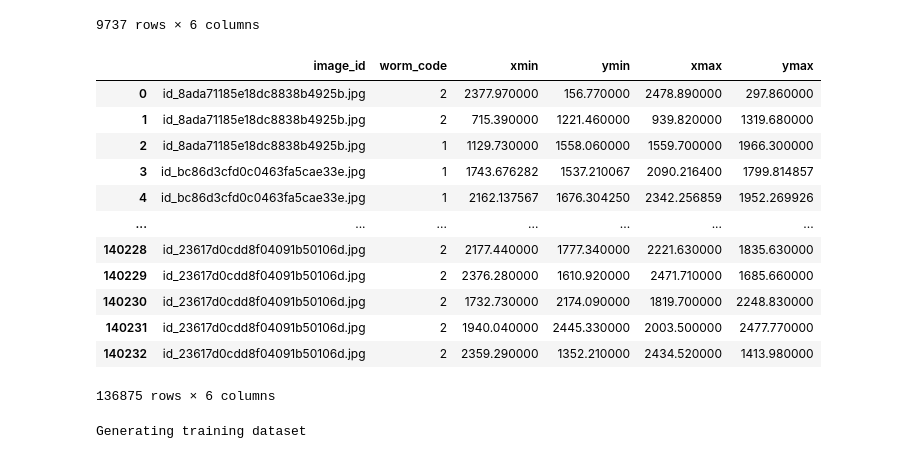
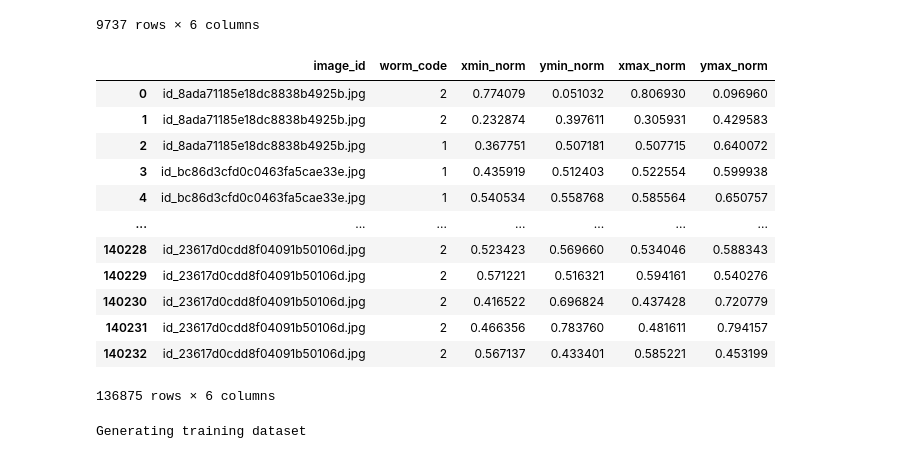
Before and after one commit to pastorsj/590FinalProject, a Jupyter notebook: models/rcnn-data-preparation.ipynb, the cells around one changed output. Drawn from its saved outputs; the diff is of its cells as text; code cells hidden in the pictures.

Commit message:
Initial pass through rcnn model

```diff
--- a/models/rcnn-data-preparation.ipynb
+++ b/models/rcnn-data-preparation.ipynb
@@ -77,12 +77,22 @@ cleaned_train_df
 | 140232 | id_23617d0cdd8f04091b50106d.jpg | pbw | 2359.290000 | 1352.210000 | 2434.520000 | 1413.980000 | 157 | 4160 | 3120 | ... |
 140233 rows × 10 columns
 # %%
+normalized_training_df = cleaned_train_df.copy(deep=True)
+
 # Remove bounding boxes where the min x value exceeds the image width
-cleaned_train_df = cleaned_train_df[cleaned_train_df['xmin'] < cleaned_train_df['image_width']]
+normalized_training_df = normalized_training_df[normalized_training_df['xmin'] < normalized_training_df['image_width']]
 
 # Remove bounding boxes where the min y value exceeds the image height
-cleaned_train_df = cleaned_train_df[cleaned_train_df['ymin'] < cleaned_train_df['image_height']]
+normalized_training_df = normalized_training_df[normalized_training_df['ymin'] < normalized_training_df['image_height']]
 
 # Save boxes where xmax and ymax exceed the image width and height
-cleaned_train_df['xmax'] = np.minimum(cleaned_train_df['xmax'], cleaned_train_df['image_width'])
-cleaned_train_df['ymax'] = np.minimum(cleaned_train_df['ymax'], cleaned_train_df['image_height'])
+normalized_training_df['xmax'] = np.minimum(normalized_training_df['xmax'], normalized_training_df['image_width'])
+normalized_training_df['ymax'] = np.minimum(normalized_training_df['ymax'], normalized_training_df['image_height'])
+
+# Normalize the x and y values
+normalized_training_df['xmin_norm'] = normalized_training_df['xmin'] / normalized_training_df['image_width']
+normalized_training_df['xmax_norm'] = normalized_training_df['xmax'] / normalized_training_df['image_width']
+normalized_training_df['ymin_norm'] = normalized_training_df['ymin'] / normalized_training_df['image_height']
+normalized_training_df['ymax_norm'] = normalized_training_df['ymax'] / normalized_training_df['image_height']
+
+normalized_training_df
@@ -140,21 +166,21 @@ unique_train_df
 9737 rows × 6 columns
 # %%
 # Convert to RCNN format
-rcnn_df = cleaned_train_df[['image_id', 'worm_code', 'xmin', 'ymin', 'xmax', 'ymax']]
+rcnn_df = normalized_training_df[['image_id', 'worm_code', 'xmin_norm', 'ymin_norm', 'xmax_norm', 'ymax_norm']]
 rcnn_df
 # %% [output]
-|  | image_id | worm_code | xmin | ymin | xmax | ymax |
-| 0 | id_8ada71185e18dc8838b4925b.jpg | 2 | 2377.970000 | 156.770000 | 2478.890000 | 297.860000 |
-| 1 | id_8ada71185e18dc8838b4925b.jpg | 2 | 715.390000 | 1221.460000 | 939.820000 | 1319.680000 |
-| 2 | id_8ada71185e18dc8838b4925b.jpg | 1 | 1129.730000 | 1558.060000 | 1559.700000 | 1966.300000 |
-| 3 | id_bc86d3cfd0c0463fa5cae33e.jpg | 1 | 1743.676282 | 1537.210067 | 2090.216400 | 1799.814857 |
-| 4 | id_bc86d3cfd0c0463fa5cae33e.jpg | 1 | 2162.137567 | 1676.304250 | 2342.256859 | 1952.269926 |
+|  | image_id | worm_code | xmin_norm | ymin_norm | xmax_norm | ymax_norm |
+| 0 | id_8ada71185e18dc8838b4925b.jpg | 2 | 0.774079 | 0.051032 | 0.806930 | 0.096960 |
+| 1 | id_8ada71185e18dc8838b4925b.jpg | 2 | 0.232874 | 0.397611 | 0.305931 | 0.429583 |
+| 2 | id_8ada71185e18dc8838b4925b.jpg | 1 | 0.367751 | 0.507181 | 0.507715 | 0.640072 |
+| 3 | id_bc86d3cfd0c0463fa5cae33e.jpg | 1 | 0.435919 | 0.512403 | 0.522554 | 0.599938 |
+| 4 | id_bc86d3cfd0c0463fa5cae33e.jpg | 1 | 0.540534 | 0.558768 | 0.585564 | 0.650757 |
 | ... | ... | ... | ... | ... | ... | ... |
-| 140228 | id_23617d0cdd8f04091b50106d.jpg | 2 | 2177.440000 | 1777.340000 | 2221.630000 | 1835.630000 |
-| 140229 | id_23617d0cdd8f04091b50106d.jpg | 2 | 2376.280000 | 1610.920000 | 2471.710000 | 1685.660000 |
-| 140230 | id_23617d0cdd8f04091b50106d.jpg | 2 | 1732.730000 | 2174.090000 | 1819.700000 | 2248.830000 |
-| 140231 | id_23617d0cdd8f04091b50106d.jpg | 2 | 1940.040000 | 2445.330000 | 2003.500000 | 2477.770000 |
-| 140232 | id_23617d0cdd8f04091b50106d.jpg | 2 | 2359.290000 | 1352.210000 | 2434.520000 | 1413.980000 |
+| 140228 | id_23617d0cdd8f04091b50106d.jpg | 2 | 0.523423 | 0.569660 | 0.534046 | 0.588343 |
+| 140229 | id_23617d0cdd8f04091b50106d.jpg | 2 | 0.571221 | 0.516321 | 0.594161 | 0.540276 |
+| 140230 | id_23617d0cdd8f04091b50106d.jpg | 2 | 0.416522 | 0.696824 | 0.437428 | 0.720779 |
+| 140231 | id_23617d0cdd8f04091b50106d.jpg | 2 | 0.466356 | 0.783760 | 0.481611 | 0.794157 |
+| 140232 | id_23617d0cdd8f04091b50106d.jpg | 2 | 0.567137 | 0.433401 | 0.585221 | 0.453199 |
 136875 rows × 6 columns
 # %%
 # Split train and test
```
Also changed, not shown: parts of 2 cells of this notebook, 1 other file.
